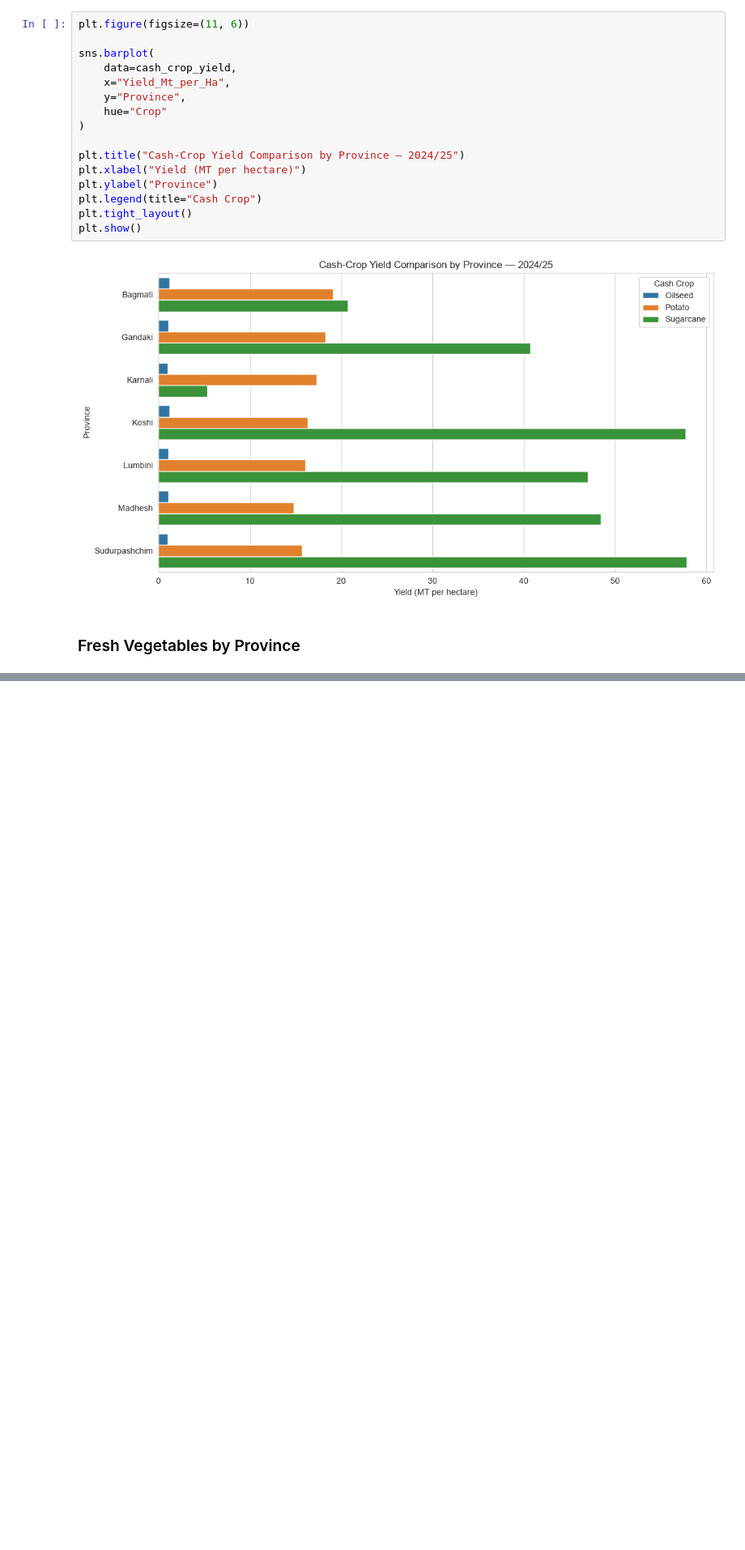
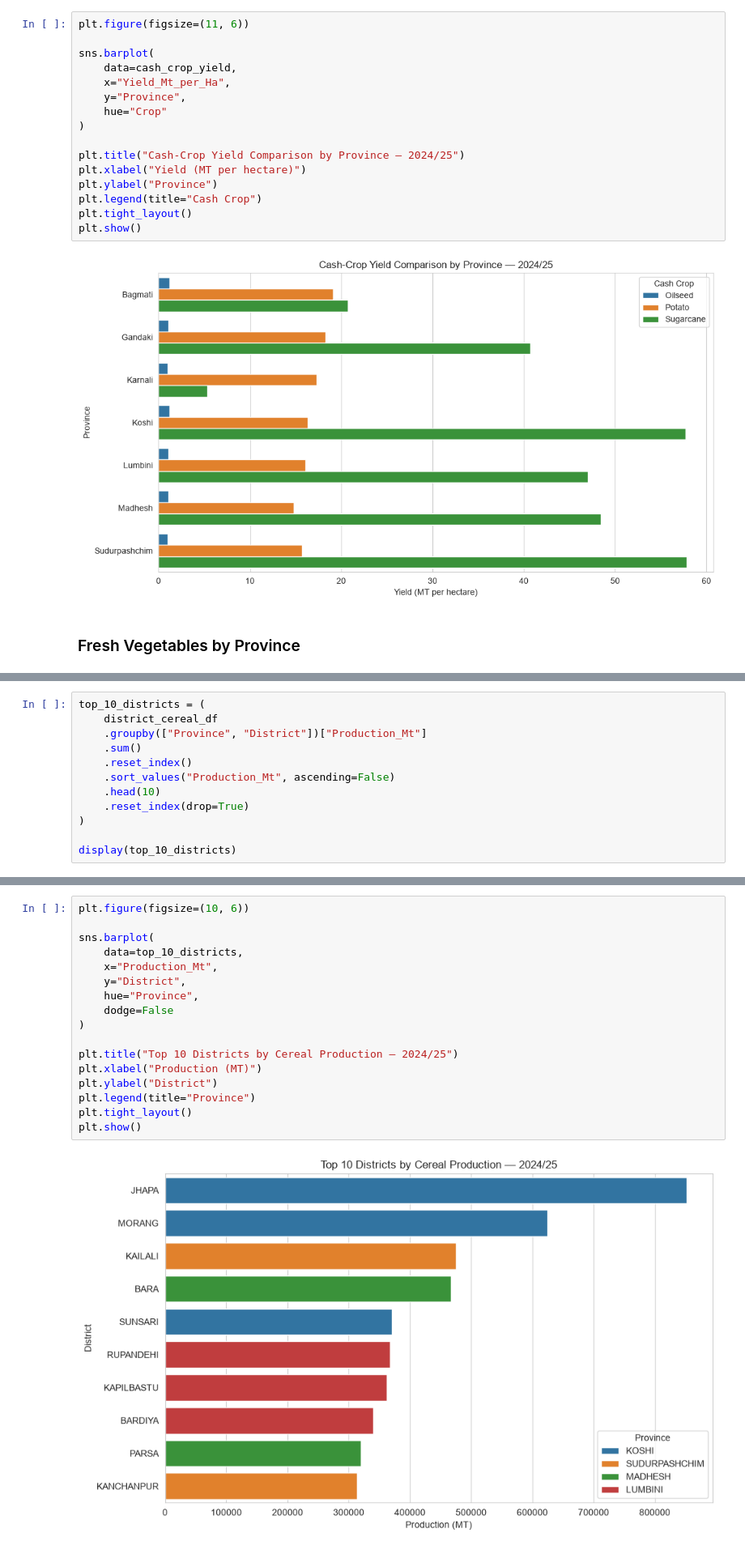
Before and after one commit to Srijan0113/Nepal_Agriculture_Analysis, a Jupyter notebook: Python/04_Province_and_District_Analysis.ipynb, the cells around one changed output, grey strips where cells are left out. Shown at 81% size. Cells and saved outputs as stored; diff of their text form; blank space fills up the shorter version.

```diff
--- a/Python/04_Province_and_District_Analysis.ipynb
+++ b/Python/04_Province_and_District_Analysis.ipynb
@@ -531,0 +661,12 @@ plt.show()
+# %%
+top_10_districts = (
+    district_cereal_df
+    .groupby(["Province", "District"])["Production_Mt"]
+    .sum()
+    .reset_index()
+    .sort_values("Production_Mt", ascending=False)
+    .head(10)
+    .reset_index(drop=True)
+)
+
+display(top_10_districts)
@@ -531,0 +685,19 @@ plt.show()
+# %%
+plt.figure(figsize=(10, 6))
+
+sns.barplot(
+    data=top_10_districts,
+    x="Production_Mt",
+    y="District",
+    hue="Province",
+    dodge=False
+)
+
+plt.title("Top 10 Districts by Cereal Production — 2024/25")
+plt.xlabel("Production (MT)")
+plt.ylabel("District")
+plt.legend(title="Province")
+plt.tight_layout()
+plt.show()
+# %% [output]
+[figure, added]
```
Also changed, not shown: parts of 13 cells of this notebook.
